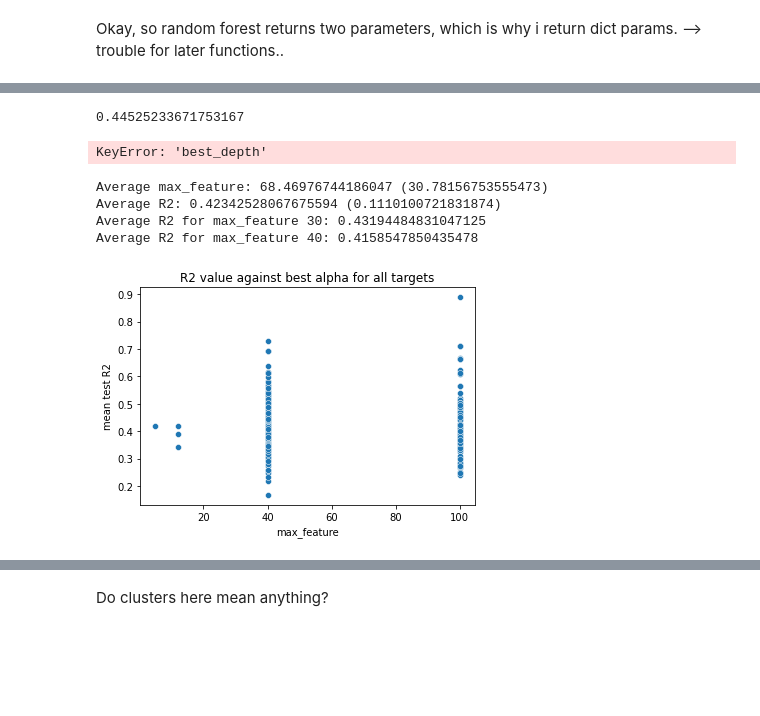
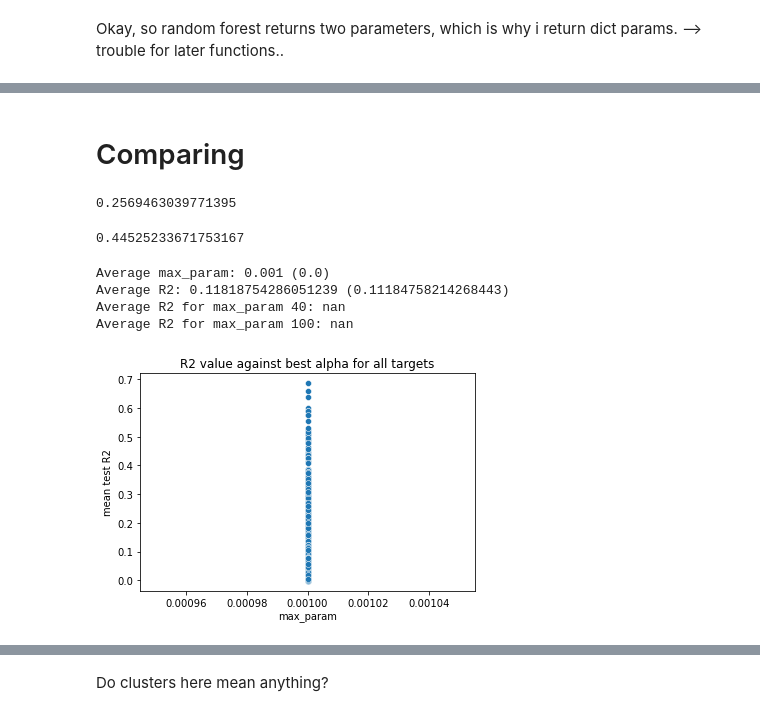
Before and after one commit to antschum/thesis, a Jupyter notebook: model selection.ipynb, the cells around one changed output, grey strips where cells are left out. Drawn from its saved outputs; the diff is of its cells as text; code cells hidden in the pictures; blank space fills up the shorter version.

Commit message:
latest model selection w/ 160 predictors

```diff
--- a/model selection.ipynb
+++ b/model selection.ipynb
@@ -289,0 +208,3 @@ Average R2 for max_depth 40: 0.41099819767543844
+# %%
+a_file = open("/home/ubuntu/volume/model_selection/Lasso(random_state=42)/Rasgrp2.pkl", "rb")
+rasgrp2 = pickle.load(a_file)
@@ -289,0 +242,3 @@ Average R2 for max_depth 40: 0.41099819767543844
+# %%
+a_file = open("/home/ubuntu/volume/model_selection/RandomForestRegressor(n_estimators=10, n_jobs=-1, random_state=42, max_features=151)/Tppp3.pkl", "rb")
+tpp3 = pickle.load(a_file)
@@ -289,0 +342,3 @@ Average R2 for max_depth 40: 0.41099819767543844
+# %%
+a_file = open("/home/ubuntu/volume/model_selection/Ridge(random_state=42)/Tppp3.pkl", "rb")
+tpp3 = pickle.load(a_file)
@@ -289,0 +349,3 @@ Average R2 for max_depth 40: 0.41099819767543844
+# %%
+df = pd.DataFrame(tpp3.cv_results_)
+cv_single(df, 'test_r2', name='Tppp3', best_param=150)
@@ -289,0 +354,7 @@ Average R2 for max_depth 40: 0.41099819767543844
+# %% [markdown]
+# Comparing
+# %%
+# Mean
+best_ldf.loc['mean_test_r2'].mean()
+# %% [output]
+0.2569463039771395
@@ -291,24 +364,20 @@ Average R2 for max_depth 40: 0.41099819767543844
 df.loc[:,df.loc['best_depth']==30].loc['mean_test_r2'].mean()
 # %% [output]
 0.44525233671753167
-# %%
-df.groupby(by='best_depth', axis=1).mean_test_r2.mean()
-# %% [output]
-KeyError: 'best_depth'
 # %%
-ax = sns.scatterplot(x = df.loc['best_feature'], y=df.loc['mean_test_r2'])
+ax = sns.scatterplot(x = df.loc['best_param'], y=df.loc['mean_test_r2'])
 ax.set_title('R2 value against best alpha for all targets')
-ax.set_xlabel('max_feature')
+ax.set_xlabel('max_param')
 ax.set_ylabel('mean test R2')
-print('Average max_feature: {} ({})'.format(np.mean(df.loc['best_feature']),
-                                np.std(df.loc['best_feature'])))
+print('Average max_param: {} ({})'.format(np.mean(df.loc['best_param']),
+                                np.std(df.loc['best_param'])))
 print('Average R2: {} ({})'.format(np.mean(df.loc['mean_test_r2']),
                                 np.std(df.loc['mean_test_r2'])))
-print('Average R2 for max_feature 30: {}'.format(df.loc[:,df.loc['best_feature']==40].loc['mean_test_r2'].mean()))
-print('Average R2 for max_feature 40: {}'.format(df.loc[:,df.loc['best_feature']==100].loc['mean_test_r2'].mean()))
+print('Average R2 for max_param 40: {}'.format(df.loc[:,df.loc['best_param']==40].loc['mean_test_r2'].mean()))
+print('Average R2 for max_param 100: {}'.format(df.loc[:,df.loc['best_param']==100].loc['mean_test_r2'].mean()))
 # %% [output]
-Average max_feature: 68.46976744186047 (30.78156753555473)
-Average R2: 0.42342528067675594 (0.1110100721831874)
-Average R2 for max_feature 30: 0.43194484831047125
-Average R2 for max_feature 40: 0.4158547850435478
+Average max_param: 0.001 (0.0)
+Average R2: 0.11818754286051239 (0.11184758214268443)
+Average R2 for max_param 40: nan
+Average R2 for max_param 100: nan
-[figure, old version]
+[figure, new version]
```
Also changed, not shown: parts of 74 cells of this notebook, 1 other file.
